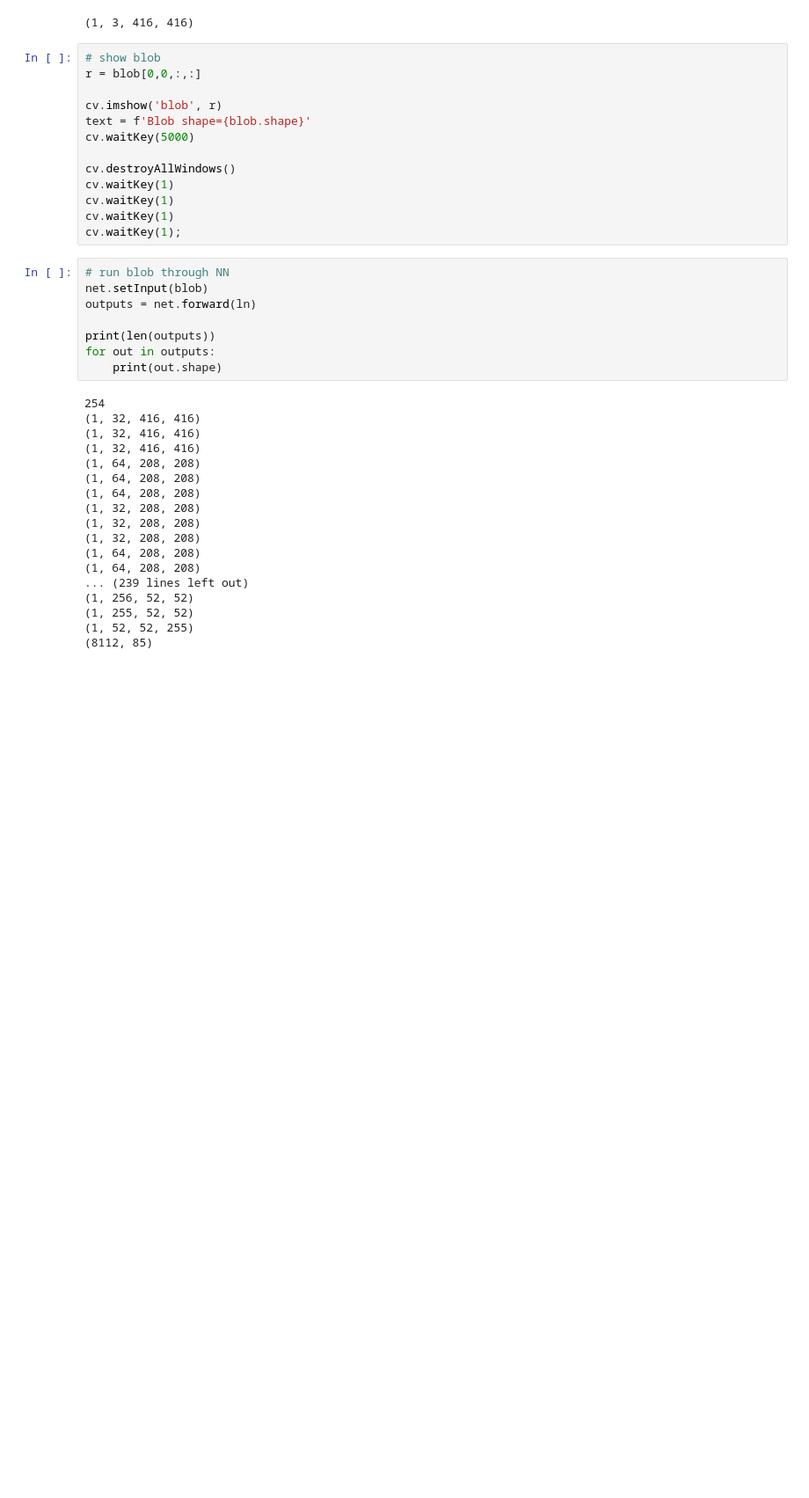
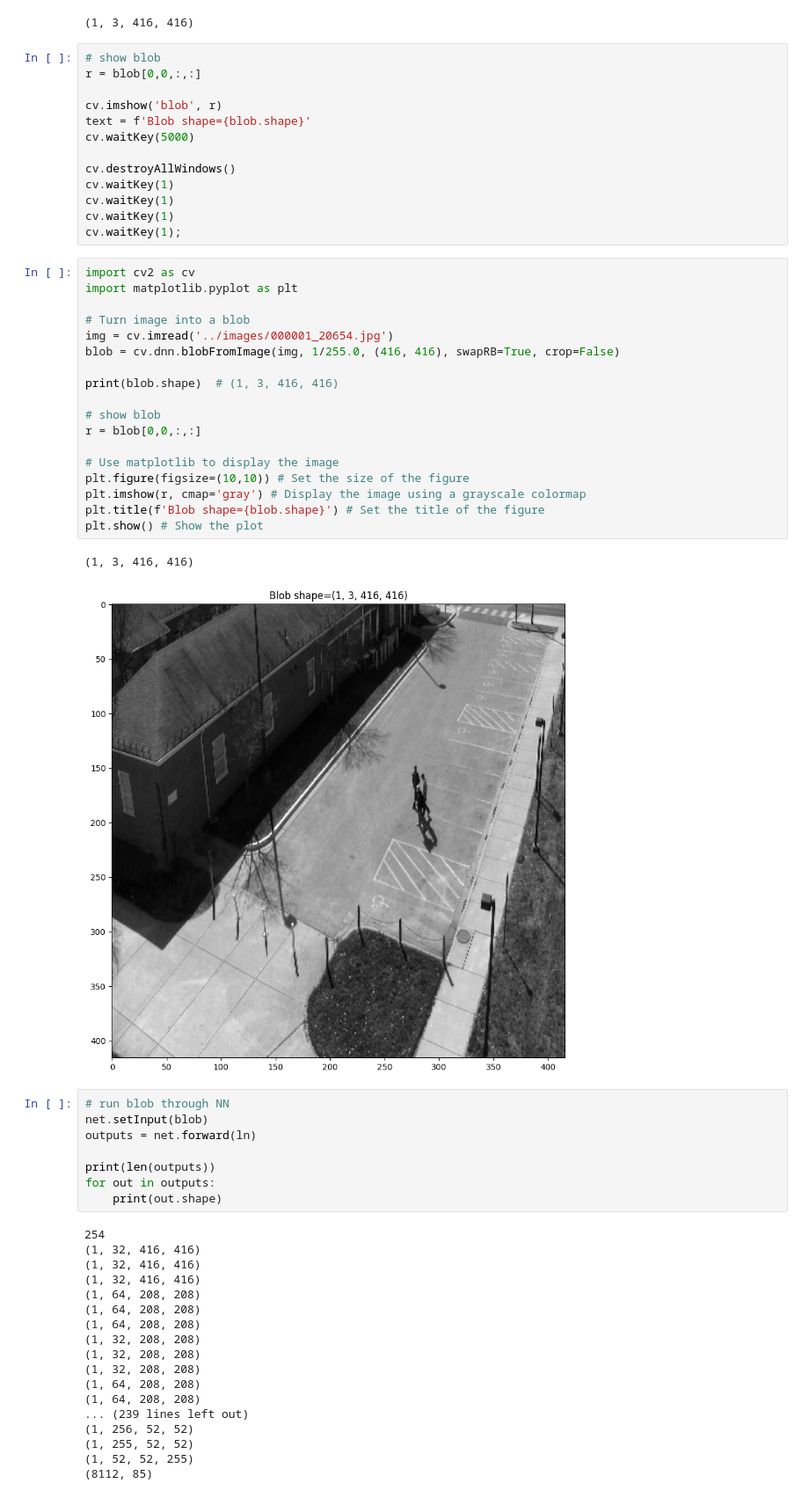
Before and after one commit to DawdlingDaedalus/VIRAT, a Jupyter notebook: analysis/YOLOv3_performance_on_virat.ipynb, the cells around one changed output. Shown at 88% size. Drawn from its saved outputs; the diff is of its cells as text; blank space fills up the shorter version.

```diff
--- a/analysis/YOLOv3_performance_on_virat.ipynb
+++ b/analysis/YOLOv3_performance_on_virat.ipynb
@@ -46,6 +46,27 @@ cv.waitKey(1)
 cv.waitKey(1)
 cv.waitKey(1)
 cv.waitKey(1);
+# %%
+import cv2 as cv
+import matplotlib.pyplot as plt
+
+# Turn image into a blob
+img = cv.imread('../images/000001_20654.jpg')
+blob = cv.dnn.blobFromImage(img, 1/255.0, (416, 416), swapRB=True, crop=False)
+
+print(blob.shape)  # (1, 3, 416, 416)
+
+# show blob
+r = blob[0,0,:,:]
+
+# Use matplotlib to display the image
+plt.figure(figsize=(10,10)) # Set the size of the figure
+plt.imshow(r, cmap='gray') # Display the image using a grayscale colormap
+plt.title(f'Blob shape={blob.shape}') # Set the title of the figure
+plt.show() # Show the plot
+# %% [output]
+(1, 3, 416, 416)
+[figure, added]
 # %%
 # run blob through NN
 net.setInput(blob)
```
Also changed, not shown: parts of 2 cells of this notebook, 19 other files.
